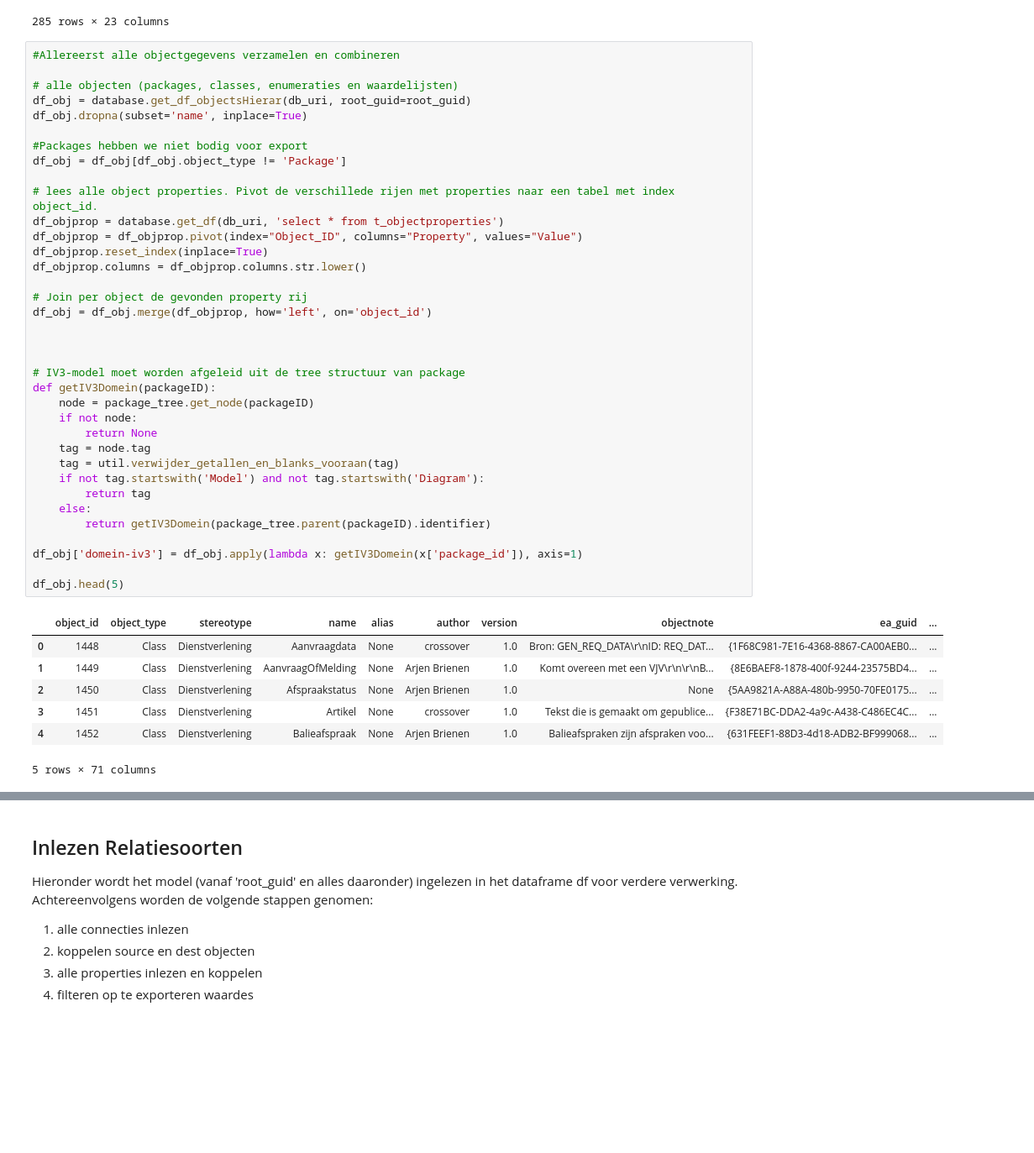
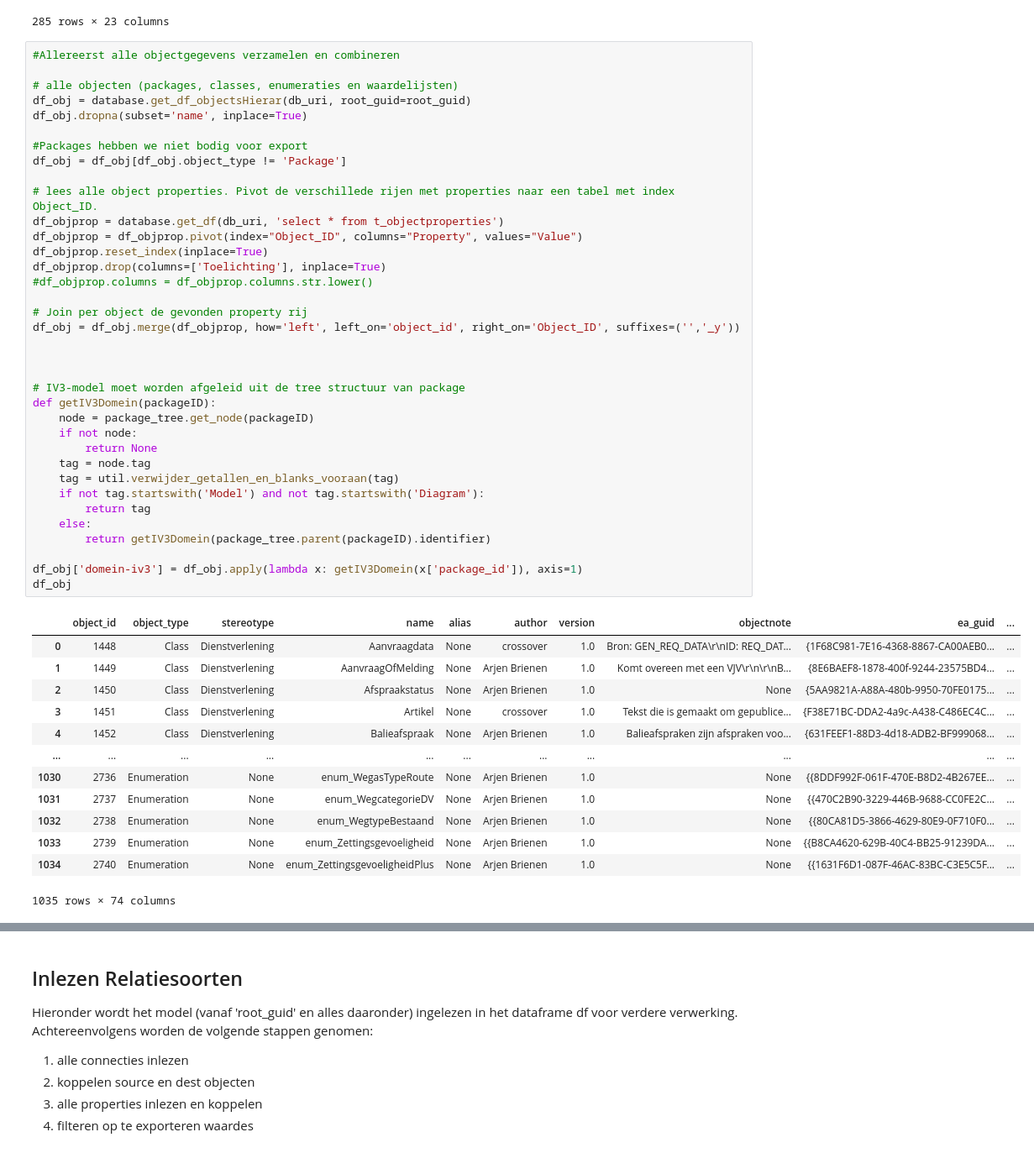
Before and after one commit to Gemeente-Delft/Gemeentelijk-Gegevensmodel, a Jupyter notebook: tools/notebooks/Export to GEMMA.ipynb, the cells around one changed output, grey strips where cells are left out. Shown at 84% size. Drawn from its saved outputs; the diff is of its cells as text; blank space fills up the shorter version.

```diff
--- a/tools/notebooks/Export to GEMMA.ipynb
+++ b/tools/notebooks/Export to GEMMA.ipynb
@@ -114,40 +117,46 @@ df_obj.dropna(subset='name', inplace=True)
 #Packages hebben we niet bodig voor export
 df_obj = df_obj[df_obj.object_type != 'Package']
 
-# lees alle object properties. Pivot de verschillede rijen met properties naar een tabel met index object_id.
+# lees alle object properties. Pivot de verschillede rijen met properties naar een tabel met index Object_ID.
 df_objprop = database.get_df(db_uri, 'select * from t_objectproperties')
 df_objprop = df_objprop.pivot(index="Object_ID", columns="Property", values="Value")
 df_objprop.reset_index(inplace=True)
-df_objprop.columns = df_objprop.columns.str.lower()
+df_objprop.drop(columns=['Toelichting'], inplace=True)
+#df_objprop.columns = df_objprop.columns.str.lower()
 
 # Join per object de gevonden property rij
-df_obj = df_obj.merge(df_objprop, how='left', on='object_id')
+df_obj = df_obj.merge(df_objprop, how='left', left_on='object_id', right_on='Object_ID', suffixes=('','_y'))
 
 
 
 # IV3-model moet worden afgeleid uit de tree structuur van package
 def getIV3Domein(packageID):
     node = package_tree.get_node(packageID)
     if not node:
         return None
     tag = node.tag
     tag = util.verwijder_getallen_en_blanks_vooraan(tag)
     if not tag.startswith('Model') and not tag.startswith('Diagram'):
         return tag
     else:
         return getIV3Domein(package_tree.parent(packageID).identifier)
 
 df_obj['domein-iv3'] = df_obj.apply(lambda x: getIV3Domein(x['package_id']), axis=1)
-
-df_obj.head(5)
+df_obj
 # %% [output]
 |  | object_id | object_type | stereotype | name | alias | author | version | objectnote | ea_guid | ... |
 | 0 | 1448 | Class | Dienstverlening | Aanvraagdata | None | crossover | 1.0 | Bron: GEN_REQ_DATA\r\nID: REQ_DAT... | {1F68C981-7E16-4368-8867-CA00AEB0... | ... |
 | 1 | 1449 | Class | Dienstverlening | AanvraagOfMelding | None | Arjen Brienen | 1.0 | Komt overeen met een VJV\r\n\r\nB... | {8E6BAEF8-1878-400f-9244-23575BD4... | ... |
 | 2 | 1450 | Class | Dienstverlening | Afspraakstatus | None | Arjen Brienen | 1.0 | None | {5AA9821A-A88A-480b-9950-70FE0175... | ... |
 | 3 | 1451 | Class | Dienstverlening | Artikel | None | crossover | 1.0 | Tekst die is gemaakt om gepublice... | {F38E71BC-DDA2-4a9c-A438-C486EC4C... | ... |
 | 4 | 1452 | Class | Dienstverlening | Balieafspraak | None | Arjen Brienen | 1.0 | Balieafspraken zijn afspraken voo... | {631FEEF1-88D3-4d18-ADB2-BF999068... | ... |
+| ... | ... | ... | ... | ... | ... | ... | ... | ... | ... | ... |
+| 1030 | 2736 | Enumeration | None | enum_WegasTypeRoute | None | Arjen Brienen | 1.0 | None | {{8DDF992F-061F-470E-B8D2-4B267EE... | ... |
+| 1031 | 2737 | Enumeration | None | enum_WegcategorieDV | None | Arjen Brienen | 1.0 | None | {{470C2B90-3229-446B-9688-CC0FE2C... | ... |
+| 1032 | 2738 | Enumeration | None | enum_WegtypeBestaand | None | Arjen Brienen | 1.0 | None | {{80CA81D5-3866-4629-80E9-0F710F0... | ... |
+| 1033 | 2739 | Enumeration | None | enum_Zettingsgevoeligheid | None | Arjen Brienen | 1.0 | None | {{B8CA4620-629B-40C4-BB25-91239DA... | ... |
+| 1034 | 2740 | Enumeration | None | enum_ZettingsgevoeligheidPlus | None | Arjen Brienen | 1.0 | None | {{1631F6D1-087F-46AC-83BC-C3E5C5F... | ... |
-5 rows × 71 columns
+1035 rows × 74 columns
 # %%
 '''
 Check exportvelden zoals afgesproken in Powerpoint
```
Also changed, not shown: parts of 8 cells of this notebook, 3 other files.
